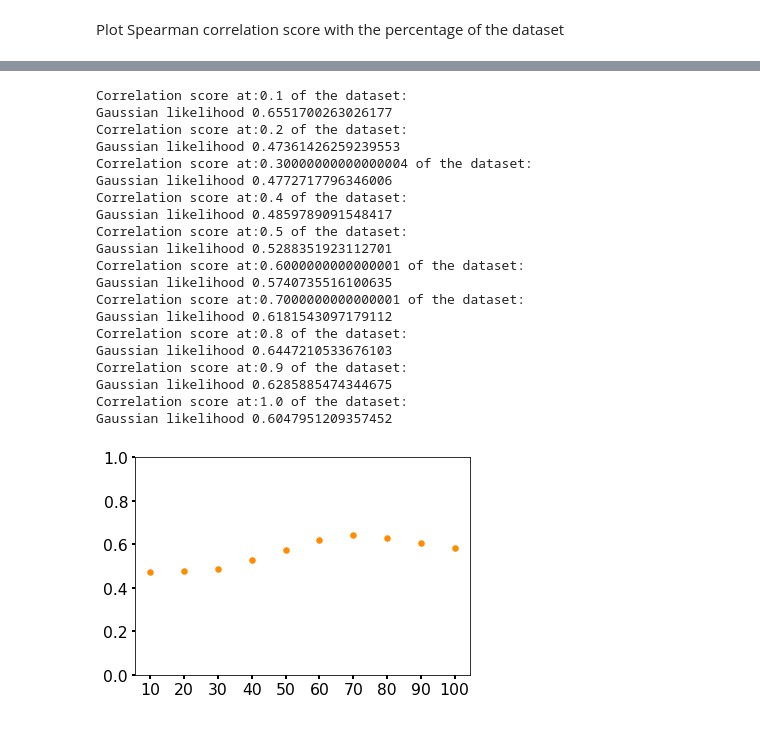
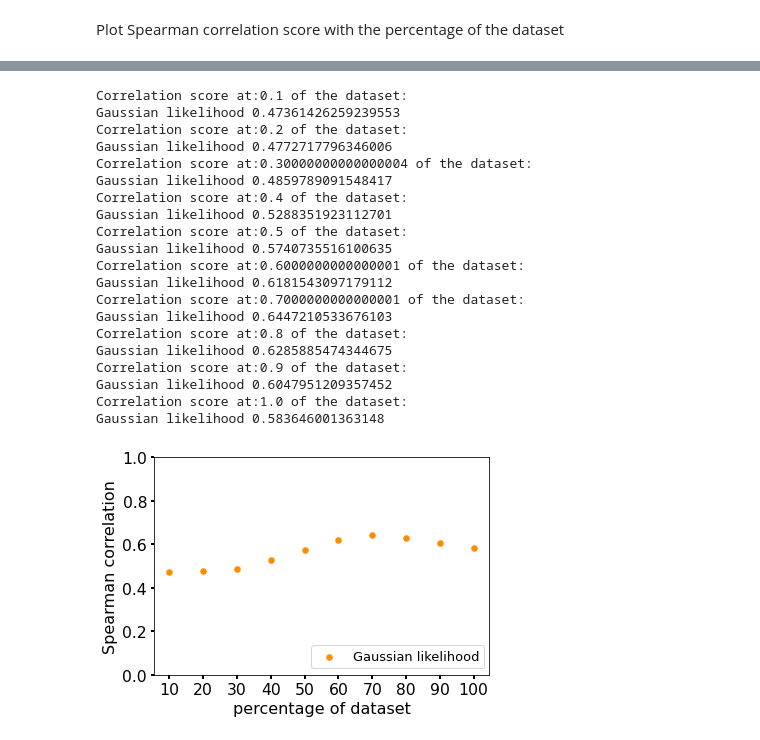
Before and after one commit to ManchesterBioinference/GPcounts, a Jupyter notebook: paper_notebooks/Precision_recall_spearman_correlation.ipynb, the cells around one changed output, grey strips where cells are left out. Drawn from its saved outputs; the diff is of its cells as text; code cells hidden in the pictures.

```diff
--- a/paper_notebooks/Precision_recall_spearman_correlation.ipynb
+++ b/paper_notebooks/Precision_recall_spearman_correlation.ipynb
@@ -92,18 +92,17 @@ for df in range(len(dfs)):
         plt.plot( recall,precision,label='adjusted p-value='+str(padj[i]))
         plt.tick_params(labelsize='large', width=2)
 
-        #plt.xlabel('recall',fontsize=16)
-        #plt.ylabel('precision', fontsize=16)
+        plt.xlabel('recall',fontsize=16)
+        plt.ylabel('precision', fontsize=16)
 
         if df == 0:
             plt.legend(loc='best', bbox_to_anchor=(.61, .32))
             title = ' NB likelihood'
 
-
         else:
             title = 'Gaussian likelihood'
 
-        #plt.title(title,fontsize=16)
+        plt.title(title,fontsize=16)
         plt.ylim([-.1,1.1])
 
     plt.show()
@@ -238,42 +237,40 @@ for count in range(10):
 
     GPcounts_NB_rank_part = list(range(0,len(GPcounts_NB_index_part)))
 
-
-
-    print('Gaussian likelihood',rho)
     rho, pval = stats.spearmanr(GPcounts_NB_rank_part,GPcounts_G_rank_part)
     corr_G.append(rho)
+    print('Gaussian likelihood',rho)
 # %% [output]
 Correlation score at:0.1 of the dataset:
-Gaussian likelihood 0.6551700263026177
+Gaussian likelihood 0.47361426259239553
 Correlation score at:0.2 of the dataset:
-Gaussian likelihood 0.47361426259239553
+Gaussian likelihood 0.4772717796346006
 Correlation score at:0.30000000000000004 of the dataset:
-Gaussian likelihood 0.4772717796346006
+Gaussian likelihood 0.4859789091548417
 Correlation score at:0.4 of the dataset:
-Gaussian likelihood 0.4859789091548417
+Gaussian likelihood 0.5288351923112701
 Correlation score at:0.5 of the dataset:
-Gaussian likelihood 0.5288351923112701
+Gaussian likelihood 0.5740735516100635
 Correlation score at:0.6000000000000001 of the dataset:
-Gaussian likelihood 0.5740735516100635
+Gaussian likelihood 0.6181543097179112
 Correlation score at:0.7000000000000001 of the dataset:
-Gaussian likelihood 0.6181543097179112
+Gaussian likelihood 0.6447210533676103
 Correlation score at:0.8 of the dataset:
-Gaussian likelihood 0.6447210533676103
+Gaussian likelihood 0.6285885474344675
 Correlation score at:0.9 of the dataset:
-Gaussian likelihood 0.6285885474344675
+Gaussian likelihood 0.6047951209357452
 Correlation score at:1.0 of the dataset:
-Gaussian likelihood 0.6047951209357452
+Gaussian likelihood 0.583646001363148
 # %%
 plt.rcParams.update({'font.size': 13})
 plt.xticks(percentage*100)
 plt.scatter(percentage*100,corr_G,s=30,color = 'darkorange',label = 'Gaussian likelihood')
 
-#plt.xlabel('percentage of dataset', fontsize=16)
-#plt.ylabel('Spearman correlation', fontsize=16)
+plt.xlabel('percentage of dataset', fontsize=16)
+plt.ylabel('Spearman correlation', fontsize=16)
 plt.ylim(0.,1.)
 plt.tick_params(labelsize='large', width=2)
-#plt.legend(bbox_to_anchor=(.45, 0), loc='lower left', ncol=1)
+plt.legend(bbox_to_anchor=(.45, 0), loc='lower left', ncol=1)
 plt.show()
 # %% [output]
-[figure, old version]
+[figure, new version]
```
Also changed, not shown: parts of 2 cells of this notebook, 10 other files.
